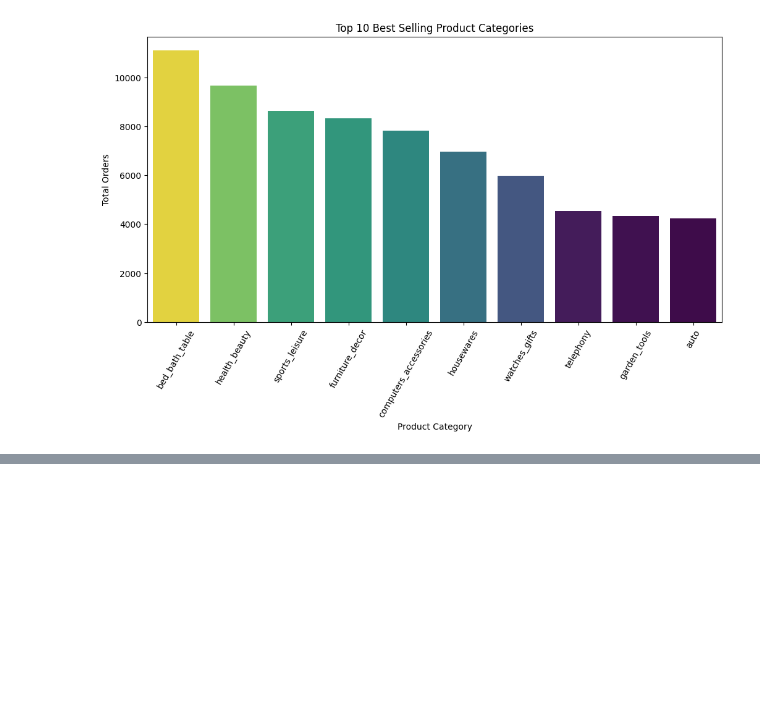
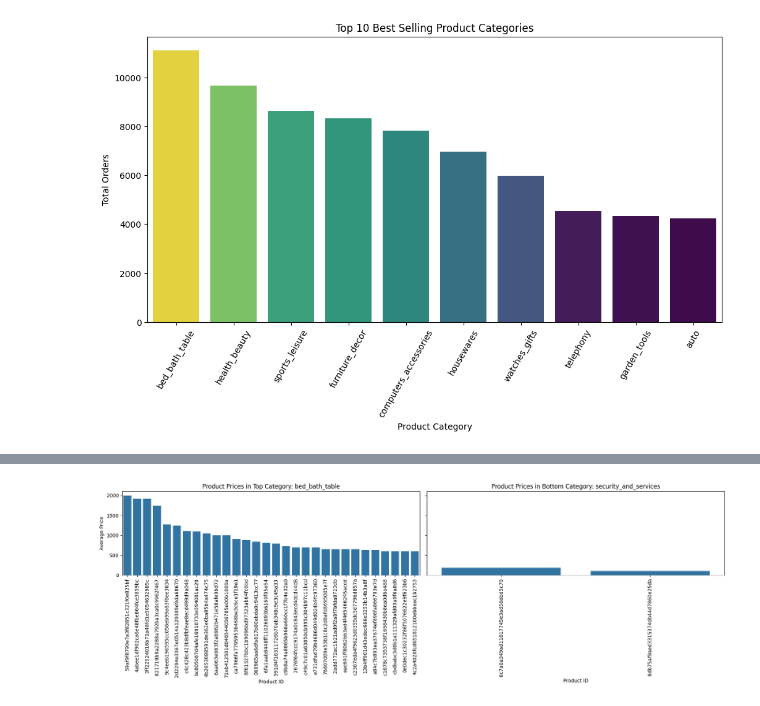
Before and after one commit to sAdityas/Brazilian-E-Commerce-Dataset-Analysis, a Jupyter notebook: Brazilian-Ecommerce.ipynb, the cells around one changed output, grey strips where cells are left out. Drawn from its saved outputs; the diff is of its cells as text; code cells hidden in the pictures; blank space fills up the shorter version.

Commit message:
Futher Data Analysis Time Period Delivery, etc.

```diff
--- a/Brazilian-Ecommerce.ipynb
+++ b/Brazilian-Ecommerce.ipynb
@@ -343,0 +350,87 @@ plt.show()
+# %%
+# Base item-level df with category + price
+items = order_items.merge(products, on='product_id', how='inner')
+
+# Total orders per category
+cat_sales = (
+    items
+    .groupby('product_category_name')['order_item_id']
+    .count()
+    .reset_index(name='total_sales')
+    .sort_values(by='total_sales',ascending=False)
+)
+
+# Top-1 and Bottom-1 category keys
+top1_cat = cat_sales.sort_values('total_sales', ascending=False).iloc[0]['product_category_name']
+bottom1_cat = cat_sales.sort_values('total_sales', ascending=True).iloc[0]['product_category_name']
+
+print("Top 1 category code:", top1_cat)
+print("Bottom 1 category code:", bottom1_cat)
+
+# Filter items belonging to top-1 and bottom-1 categories
+top1_items = items[items['product_category_name'] == top1_cat].copy()
+bottom1_items = items[items['product_category_name'] == bottom1_cat].copy()
+
+# Avg price per product in each category
+top1_prod_price = (
+    top1_items
+    .groupby('product_id')['price']
+    .mean()
+    .reset_index()
+)
+
+bottom1_prod_price = (
+    bottom1_items
+    .groupby('product_id')['price']
+    .mean()
+    .reset_index()
+)
+
+# Optional: limit if too many products (e.g., top 30 by price)
+top1_prod_price = top1_prod_price.sort_values('price', ascending=False).head(30)
+bottom1_prod_price = bottom1_prod_price.sort_values('price', ascending=False).head(30)
+
+
+def get_cat_name(cat_code):
+    row = pcnt[pcnt['product_category_name'] == cat_code]
+    if not row.empty:
+        return row['product_category_name_english'].iloc[0]
+    return cat_code  # fallback
+
+top1_name = get_cat_name(top1_cat)
+bottom1_name = get_cat_name(bottom1_cat)
+
+
+import matplotlib.pyplot as plt
+import seaborn as sns
+
+fig, ax = plt.subplots(1, 2, figsize=(18, 6), sharey=True)
+plt.subplots_adjust(wspace=0.4)
+
+# LEFT: Top-1 category
+sns.barplot(
+    data=top1_prod_price,
+    x=top1_prod_price['product_id'].astype(str),
+    y='price',
+    ax=ax[0]
+)
+ax[0].set_title(f'Product Prices in Top Category: {top1_name}')
+ax[0].set_xlabel('Product ID')
+ax[0].set_ylabel('Average Price')
+ax[0].tick_params(axis='x', rotation=90)
+
+# RIGHT: Bottom-1 category
+sns.barplot(
+    data=bottom1_prod_price,
+    x=bottom1_prod_price['product_id'].astype(str),
+    y='price',
+    ax=ax[1]
+)
+ax[1].set_title(f'Product Prices in Bottom Category: {bottom1_name}')
+ax[1].set_xlabel('Product ID')
+ax[1].set_ylabel('')  # shared y-axis
+ax[1].tick_params(axis='x', rotation=90)
+
+plt.tight_layout()
+plt.show()
+# %% [output]
@@ -343,0 +439 @@ plt.show()
+[figure, added]
```
Also changed, not shown: parts of 6 cells of this notebook, 1 other file.
